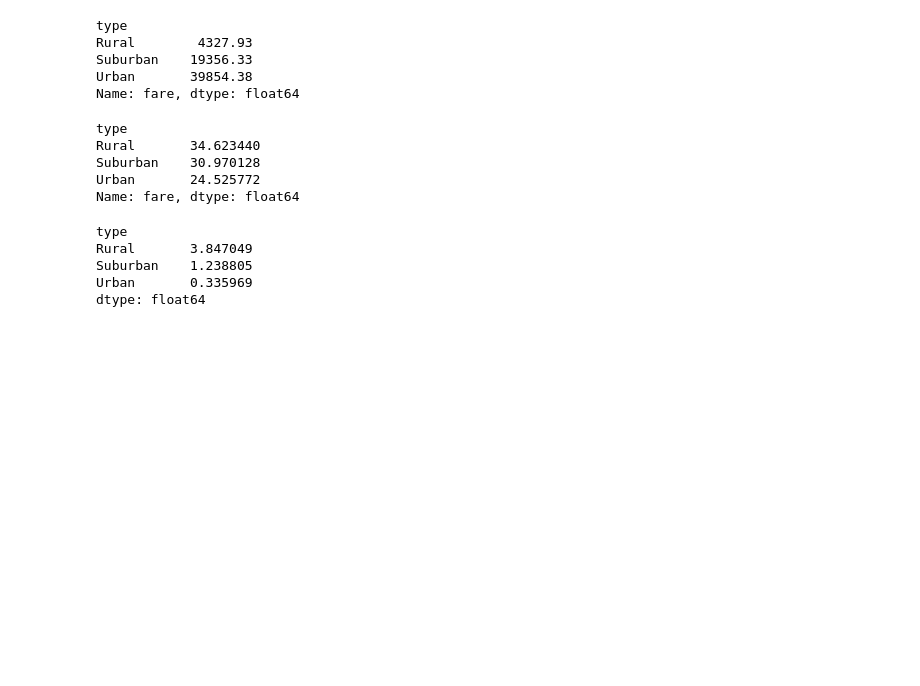
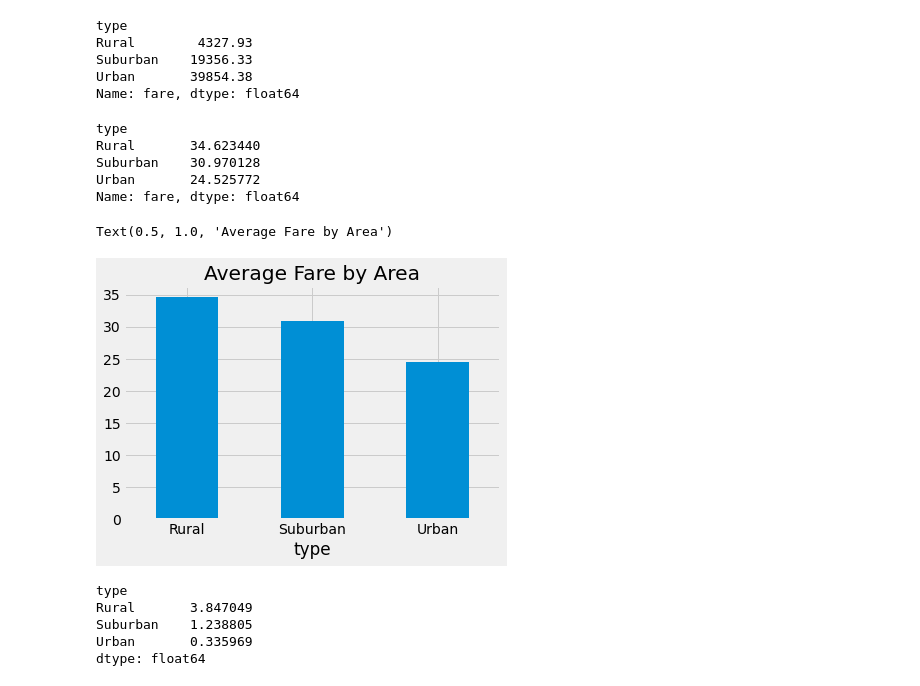
Before and after one commit to JDittes/PyBer_Analysis, a Jupyter notebook: PyBer_Challenge.ipynb, the cells around one changed output. Saved outputs shown, nothing was run; the diff lists cells and outputs as text; code cells hidden in the pictures; blank space fills up the shorter version.

```diff
--- a/PyBer_Challenge.ipynb
+++ b/PyBer_Challenge.ipynb
@@ -73,6 +85,12 @@ Rural       34.623440
 Suburban    30.970128
 Urban       24.525772
 Name: fare, dtype: float64
+# %%
+average_fareb = average_fare.plot(kind='bar', rot=0)
+plt.title('Average Fare by Area')
+# %% [output]
+Text(0.5, 1.0, 'Average Fare by Area')
+[figure, added]
 # %%
 # 5. Get the average fare per driver for each city type.
 average_driver_fare = (average_fare / total_drivers)#, name = 'Average Fare per Driver'
```
Also changed, not shown: parts of 3 cells of this notebook, 5 other files.
